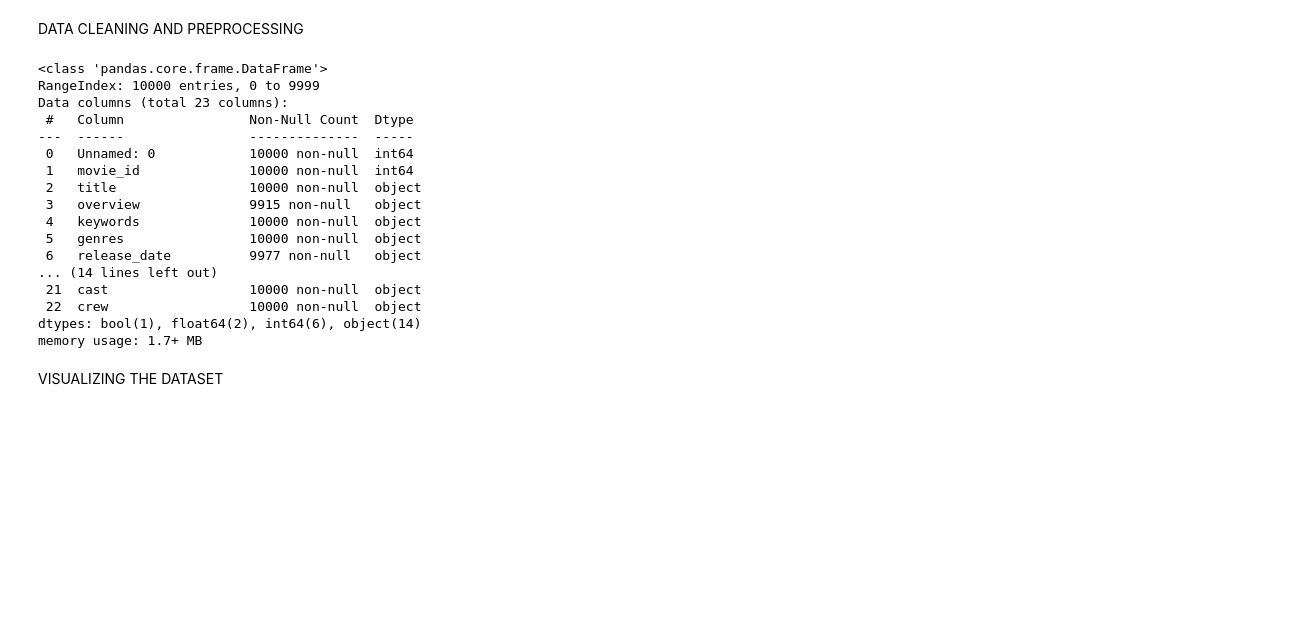
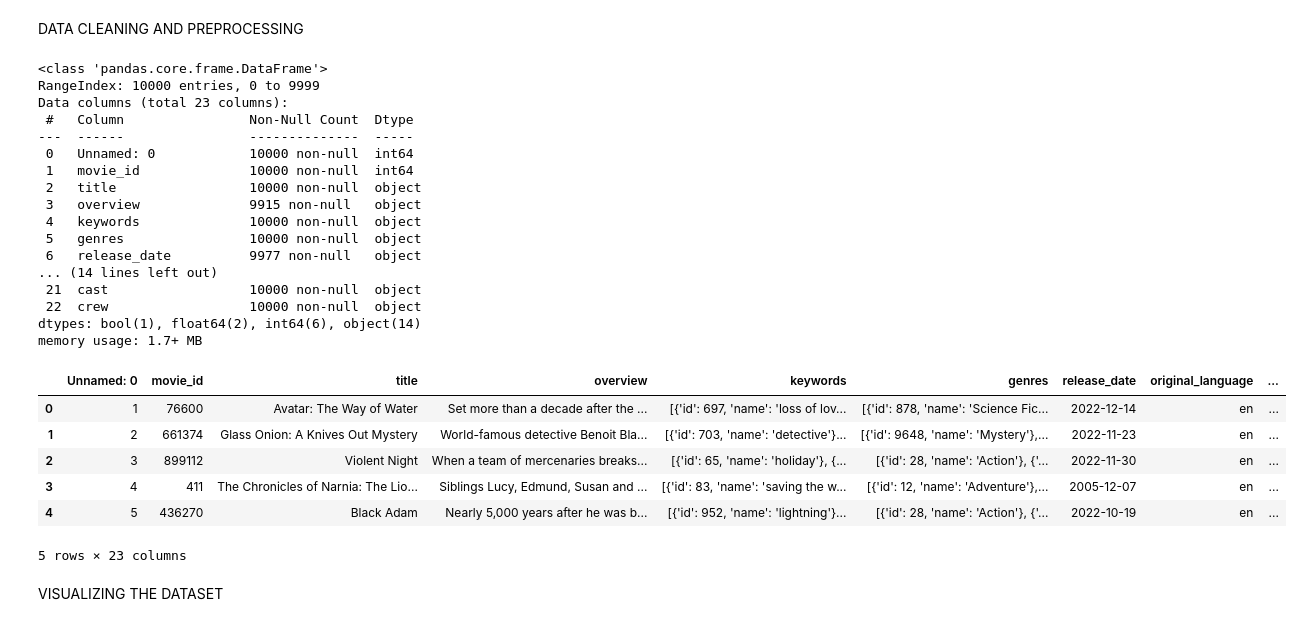
Before and after one commit to dagbolade/Movie-recommendation-system, a Jupyter notebook: new_movie.ipynb, the cells around one changed output. Drawn from its saved outputs; the diff is of its cells as text; code cells hidden in the pictures; blank space fills up the shorter version.

```diff
--- a/new_movie.ipynb
+++ b/new_movie.ipynb
@@ -6,24 +6,32 @@ DATA CLEANING AND PREPROCESSING
 # %%
 movies_df = pd.read_csv(r'TMDB.csv')
 movies_df.info()
+movies_df.head(5)
 # %% [output]
 <class 'pandas.core.frame.DataFrame'>
 RangeIndex: 10000 entries, 0 to 9999
 Data columns (total 23 columns):
  #   Column                Non-Null Count  Dtype
 ---  ------                --------------  -----
  0   Unnamed: 0            10000 non-null  int64
  1   movie_id              10000 non-null  int64
  2   title                 10000 non-null  object
  3   overview              9915 non-null   object
  4   keywords              10000 non-null  object
  5   genres                10000 non-null  object
  6   release_date          9977 non-null   object
 ... (14 lines left out)
  21  cast                  10000 non-null  object
  22  crew                  10000 non-null  object
 dtypes: bool(1), float64(2), int64(6), object(14)
 memory usage: 1.7+ MB
+|  | Unnamed: 0 | movie_id | title | overview | keywords | genres | release_date | original_language | ... |
+| 0 | 1 | 76600 | Avatar: The Way of Water | Set more than a decade after the ... | [{'id': 697, 'name': 'loss of lov... | [{'id': 878, 'name': 'Science Fic... | 2022-12-14 | en | ... |
+| 1 | 2 | 661374 | Glass Onion: A Knives Out Mystery | World-famous detective Benoit Bla... | [{'id': 703, 'name': 'detective'}... | [{'id': 9648, 'name': 'Mystery'},... | 2022-11-23 | en | ... |
+| 2 | 3 | 899112 | Violent Night | When a team of mercenaries breaks... | [{'id': 65, 'name': 'holiday'}, {... | [{'id': 28, 'name': 'Action'}, {'... | 2022-11-30 | en | ... |
+| 3 | 4 | 411 | The Chronicles of Narnia: The Lio... | Siblings Lucy, Edmund, Susan and ... | [{'id': 83, 'name': 'saving the w... | [{'id': 12, 'name': 'Adventure'},... | 2005-12-07 | en | ... |
+| 4 | 5 | 436270 | Black Adam | Nearly 5,000 years after he was b... | [{'id': 952, 'name': 'lightning'}... | [{'id': 28, 'name': 'Action'}, {'... | 2022-10-19 | en | ... |
+5 rows × 23 columns
 # %% [markdown]
 VISUALIZING THE DATASET
 # %% [markdown]
```
Also changed, not shown: parts of 12 cells of this notebook, 2 other files.
